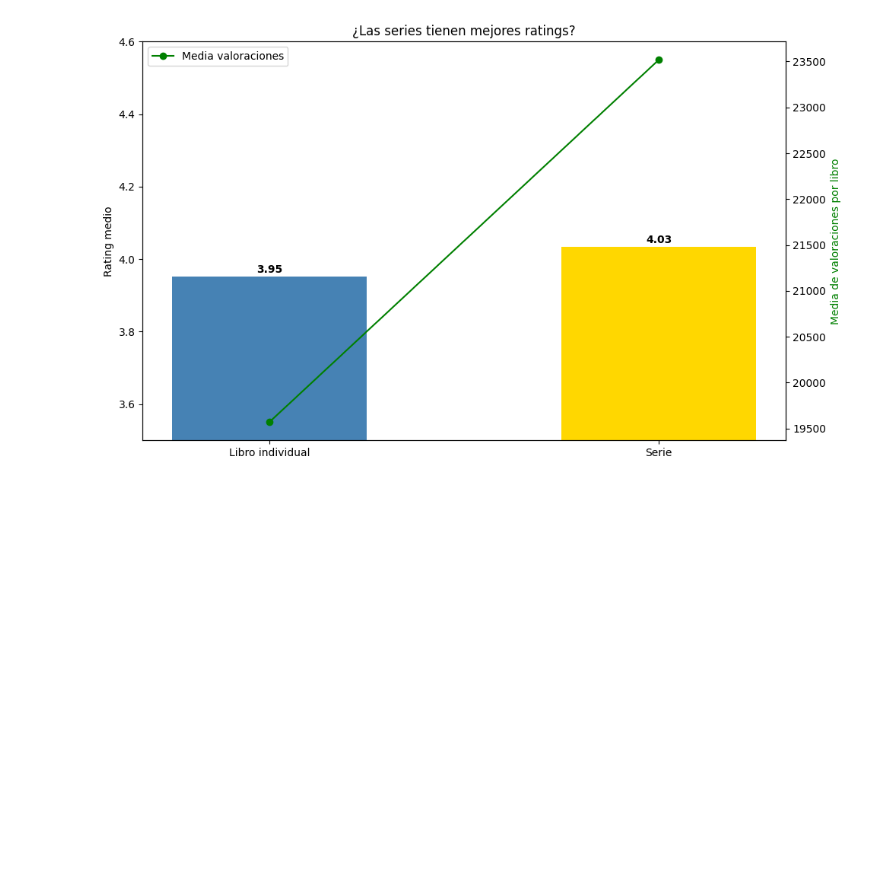
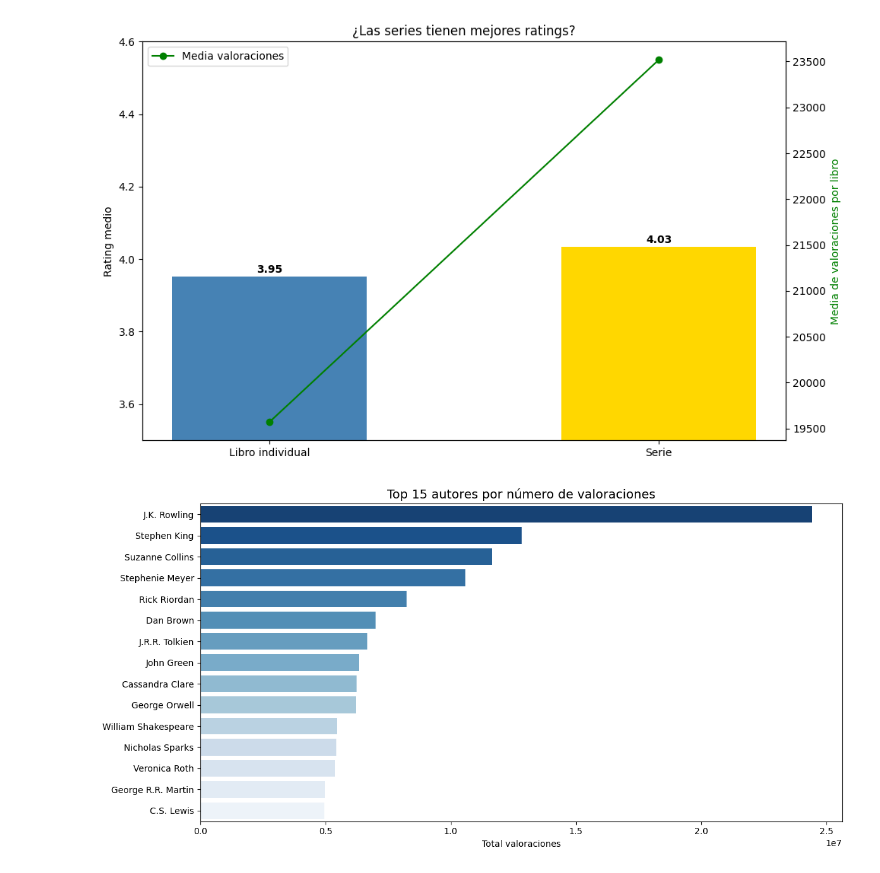
Before and after one commit to fgoiri/EDA-GoodReads-Books, a Jupyter notebook: Código/EDA_Books.ipynb, the cells around one changed output. Drawn from its saved outputs; the diff is of its cells as text; code cells hidden in the pictures; blank space fills up the shorter version.

```diff
--- a/Código/EDA_Books.ipynb
+++ b/Código/EDA_Books.ipynb
@@ -780,3 +780,29 @@ plt.tight_layout()
 plt.show()
 # %% [output]
 [figure]
+# %%
+top_autores = (df_individual.groupby('main_author')['numRatings']
+               .sum()
+               .sort_values(ascending=False)
+               .head(15))
+top_df = top_autores.reset_index()
+top_df.columns = ['main_author', 'numRatings']
+
+fig, ax = plt.subplots(figsize=(12, 6))
+sns.barplot(
+    data=top_df,
+    x='numRatings',
+    y='main_author',
+    hue='main_author',       # ← soluciona el FutureWarning
+    palette='Blues_r',
+    legend=False,            # ← oculta la leyenda innecesaria
+    ax=ax
+)
+
+ax.set_title('Top 15 autores por número de valoraciones', fontsize=14)
+ax.set_xlabel('Total valoraciones')
+ax.set_ylabel('')
+plt.tight_layout()
+plt.show()
+# %% [output]
+[figure, added]
```
Also changed, not shown: parts of 5 cells of this notebook, 3 other files.
